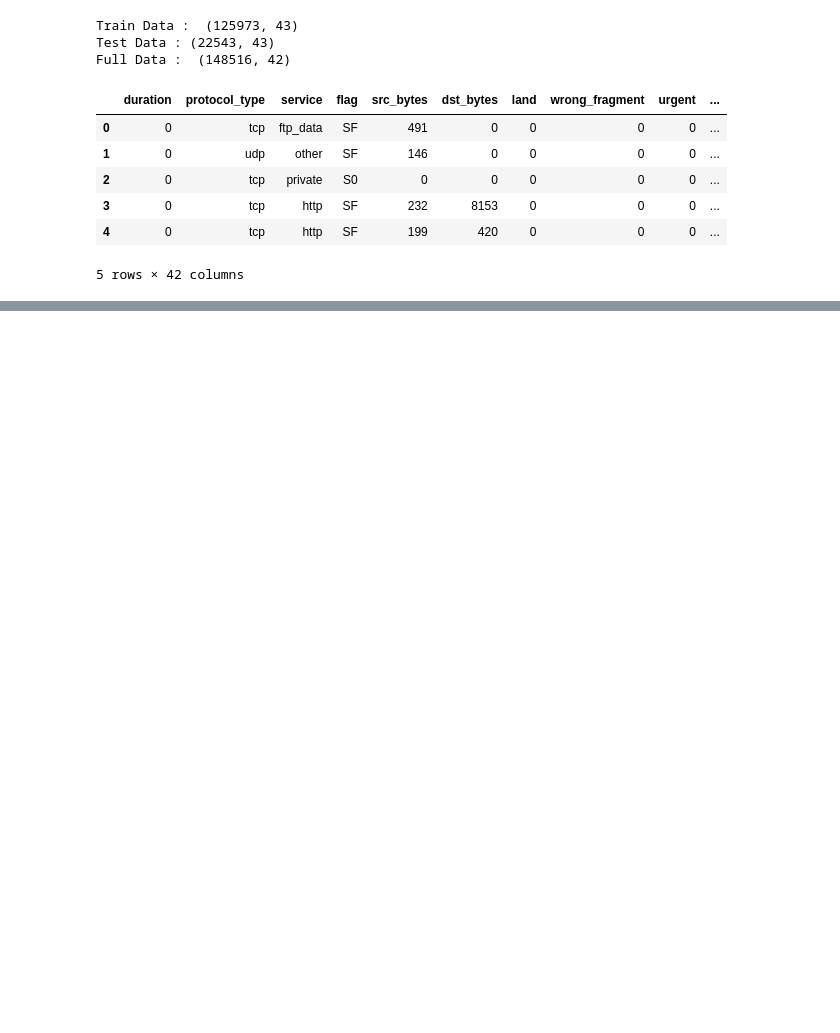
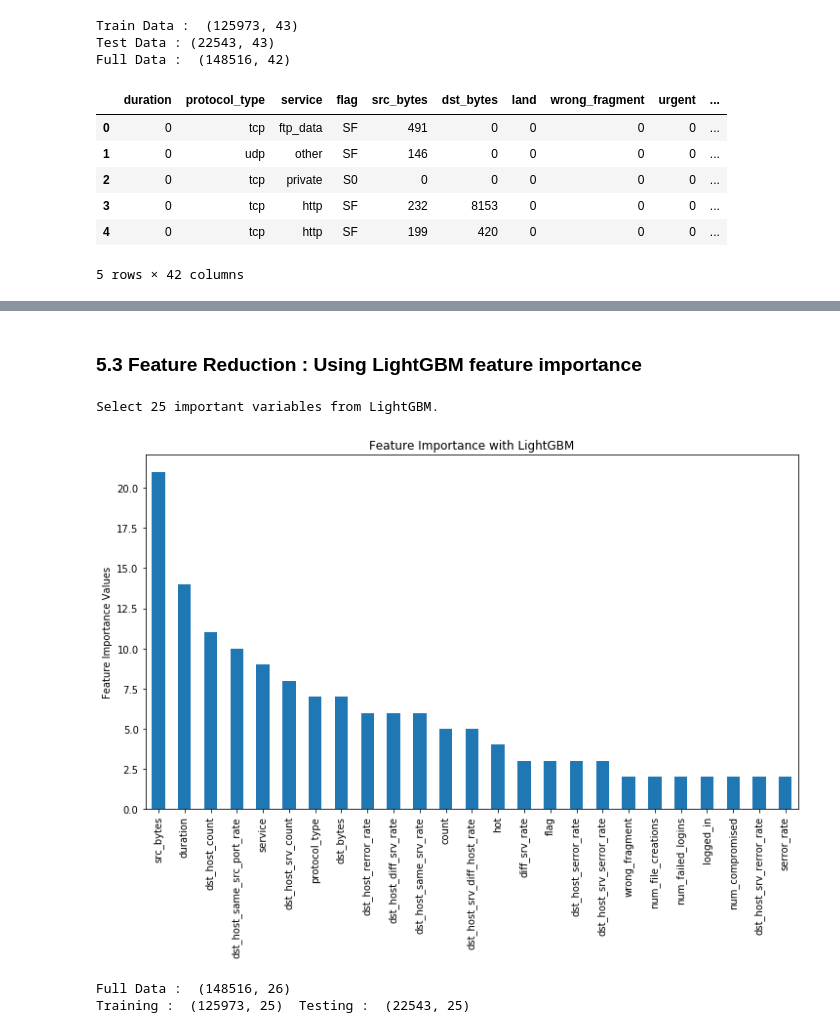
Before and after one commit to kennyhsieh1111/Practical-Machine-Learning, a Jupyter notebook: Homework3/NSL-KDD.ipynb, the cells around one changed output, grey strips where cells are left out. Cells and saved outputs as stored; diff of their text form; code cells hidden in the pictures; blank space fills up the shorter version.

```diff
--- a/Homework3/NSL-KDD.ipynb
+++ b/Homework3/NSL-KDD.ipynb
@@ -421,0 +486,7 @@ avg / total       0.82      0.77      0.74     22543
+# %%
+from sklearn.preprocessing import LabelEncoder
+
+le = LabelEncoder()
+data_le = data_fe
+data_le[data_fe.select_dtypes(['object']).columns] = data_fe.select_dtypes(['object']).apply(lambda x: le.fit_transform(x))
+data_le.head()
@@ -421,0 +501,5 @@ avg / total       0.82      0.77      0.74     22543
+# %%
+X_train, y_train = data_le.iloc[:train.shape[0], :-1], data_le.iloc[:train.shape[0], -1]
+X_test, y_test = data_le.iloc[train.shape[0]:, :-1], data_le.iloc[train.shape[0]:, -1]
+
+print('Training : ', X_train.shape, ' Testing : ', X_test.shape)
@@ -421,0 +508,15 @@ avg / total       0.82      0.77      0.74     22543
+# %%
+model_lgb = lgb.LGBMModel(objective = 'multiclass', num_class = 5, random_state = random_seed)
+model_lgb.fit(X_train, y_train,
+              eval_metric = 'multi_error',
+              eval_set = (X_test, y_test),
+              early_stopping_rounds = 10,
+              verbose = True)
+
+predict = model_lgb.predict(X_test)
+predict_lgb = []
+
+for x in predict:
+    predict_lgb.append(np.argmax(x))
+
+show_clf_result('Light GBM with Label Encoding', y_test, predict_lgb)
@@ -421,0 +541,30 @@ avg / total       0.82      0.77      0.74     22543
+# %% [markdown]
+### 5.3 Feature Reduction : Using LightGBM feature importance
+# %%
+imp_features = pd.Series(model_lgb.feature_importances_, index=X_train.columns).sort_values(ascending=False)
+imp_features = imp_features[imp_features > 1]
+imp_nums = len(imp_features)
+print("Select %s important variables from LightGBM." %imp_nums)
+# %% [output]
+Select 25 important variables from LightGBM.
+# %%
+imp_features.plot(kind='bar', title='Feature Importance with LightGBM', figsize=(12,8))
+plt.ylabel('Feature Importance Values')
+plt.subplots_adjust(bottom=0.25)
+plt.show()
+# %% [output]
+[figure, added]
+# %%
+imp_select = pd.Series(imp_features.axes[0][:imp_nums])
+
+data_fr = data_le
+data_fr = pd.concat([data_fr.loc[:, imp_select], data_le.iloc[:, -1]], axis = 1)
+print("Full Data : ", data_fr.shape)
+
+X_train, y_train = data_fr.iloc[:train.shape[0], :-1], data_fr.iloc[:train.shape[0], -1]
+X_test, y_test = data_fr.iloc[train.shape[0]:, :-1], data_fr.iloc[train.shape[0]:, -1]
+
+print('Training : ', X_train.shape, ' Testing : ', X_test.shape)
+# %% [output]
+Full Data :  (148516, 26)
+Training :  (125973, 25)  Testing :  (22543, 25)
```
Also changed, not shown: parts of 69 cells of this notebook, 1 other file.
